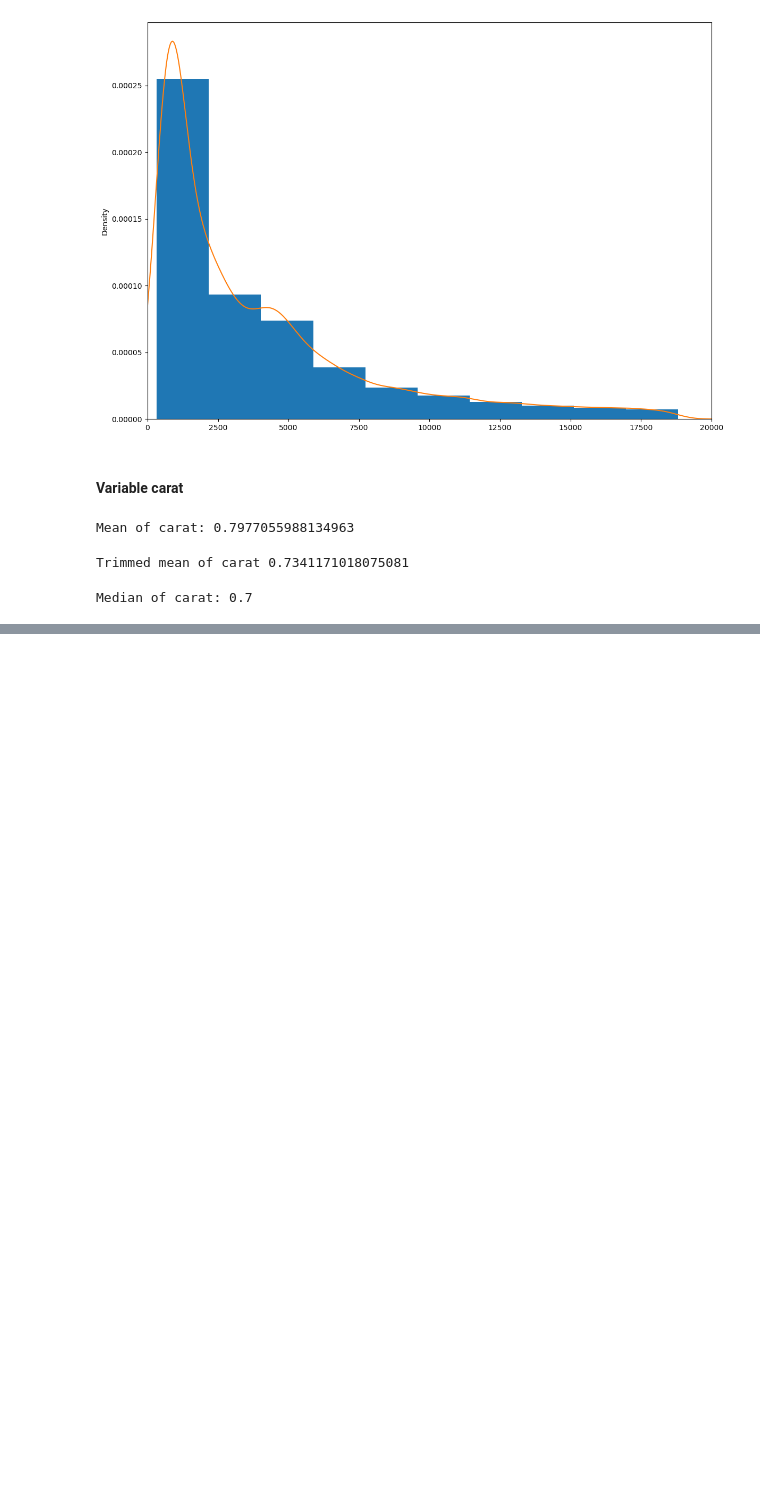
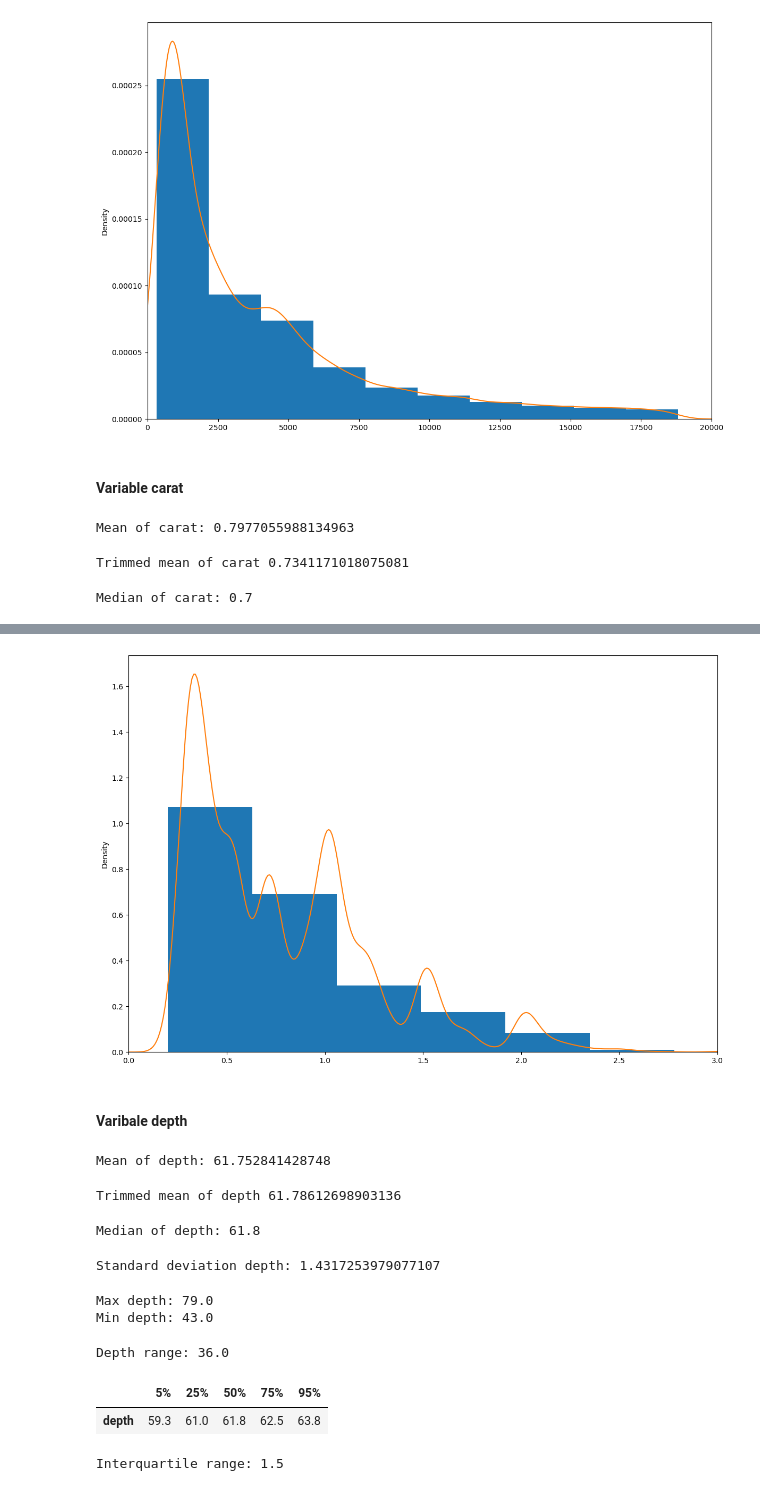
Before and after one commit to blancadelavega/EDA_Diamonds, a Jupyter notebook: main.ipynb, the cells around one changed output, grey strips where cells are left out. Saved outputs shown, nothing was run; the diff lists cells and outputs as text; code cells hidden in the pictures; blank space fills up the shorter version.

```diff
--- a/main.ipynb
+++ b/main.ipynb
@@ -223,0 +300,67 @@ Median of carat: 0.7
+# %%
+ax = data_carat.plot.hist(density=True,
+                    xlim=[0, 3],
+                    figsize=(12, 8))
+data_carat.plot.density(ax=ax)
+plt.tight_layout()
+# %% [output]
+[figure, added]
+# %% [markdown]
+#### Varibale depth
+# %%
+# Mean
+mean_depth = data['depth'].mean()
+print('Mean of depth:', mean_depth)
+# %% [output]
+Mean of depth: 61.752841428748
+# %%
+# Trimmed mean
+tmean_depth = trim_mean(data['depth'], 0.1)
+print('Trimmed mean of depth', tmean_depth)
+# %% [output]
+Trimmed mean of depth 61.78612698903136
+# %%
+# Median
+median_depth = data['depth'].median()
+print('Median of depth:', median_depth)
+# %% [output]
+Median of depth: 61.8
+# %%
+# Standard deviation
+std_dev_depth = data['depth'].std()
+print('Standard deviation depth:', std_dev_depth)
+# %% [output]
+Standard deviation depth: 1.4317253979077107
+# %%
+#Min & Max
+min_depth = data['depth'].min()
+max_depth = data['depth'].max()
+print('Max depth:', max_depth, '\nMin depth:', min_depth)
+# %% [output]
+Max depth: 79.0
+Min depth: 43.0
+# %%
+# Range
+depth_range = max_depth - min_depth
+print('Depth range:', depth_range)
+# %% [output]
+Depth range: 36.0
+# %%
+# Percentiles table (equal-count bins)
+
+percentages = [0.05, 0.25, 0.5, 0.75, 0.95]
+percentiles = data['depth'].quantile(percentages)
+df = pd.DataFrame(percentiles)
+df.index = [f'{int(p * 100)}%' for p in percentages]
+df.transpose()
+# %% [output]
+|  | 5% | 25% | 50% | 75% | 95% |
+| depth | 59.3 | 61.0 | 61.8 | 62.5 | 63.8 |
+# %%
+# Interquartile range
+per_75 = 62.5
+per_25 = 61.0
+iqr = per_75 - per_25
+print('Interquartile range:', iqr)
+# %% [output]
+Interquartile range: 1.5
```
Also changed, not shown: parts of 25 cells of this notebook.
